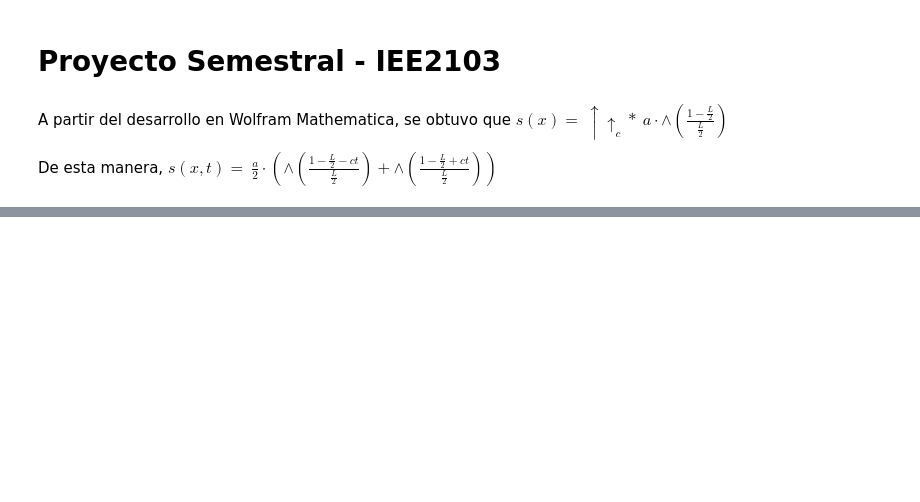
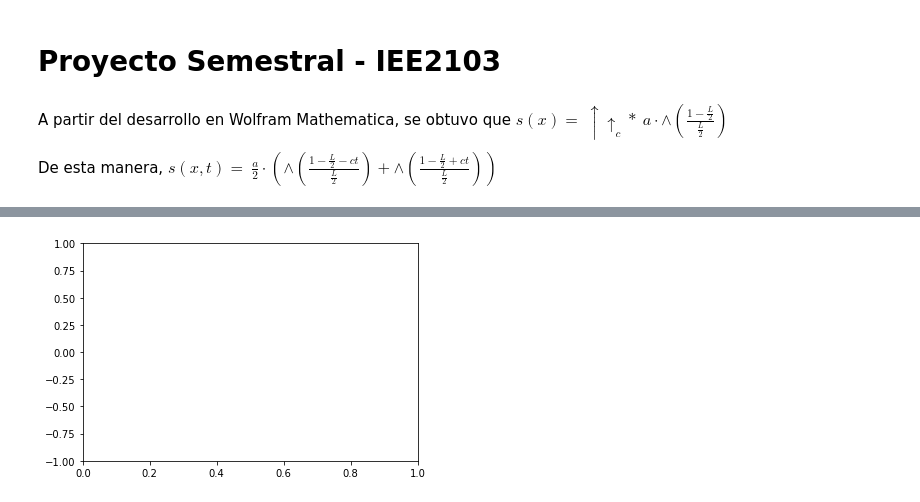
Before and after one commit to ivanvlam/IEE2103, a Jupyter notebook: proyecto.ipynb, the cells around one changed output, grey strips where cells are left out. Saved outputs shown, nothing was run; the diff lists cells and outputs as text; code cells hidden in the pictures; blank space fills up the shorter version.

```diff
--- a/proyecto.ipynb
+++ b/proyecto.ipynb
@@ -71,3 +72,22 @@ plt.show()
+# %%
+def animate(i):
+    ax.clear()
+    y = list(map(lambda x:s(x, i*100, L = 0.648), list_x))
+    ax.plot(list_x, y)
+    ax.set_ylim(-1, 1)
+    ax.plot(list_x,y,color = "green")
+                       #largo de una cuerda estandar
+
+#--------------------------------------------------------------------------------------------------------------------------------
+
+L = 0.648
+list_x = np.linspace(0, L, 1000)
+fig, ax = plt.subplots(1,1)
+ax.set_ylim(-1,1)
+ani = FuncAnimation(fig, animate, frames = 1000, interval = 60)
+plt.show()
+# %% [output]
+[figure, added]
 # %%
 def s(
     x,
```
Also changed, not shown: parts of 10 cells of this notebook.
